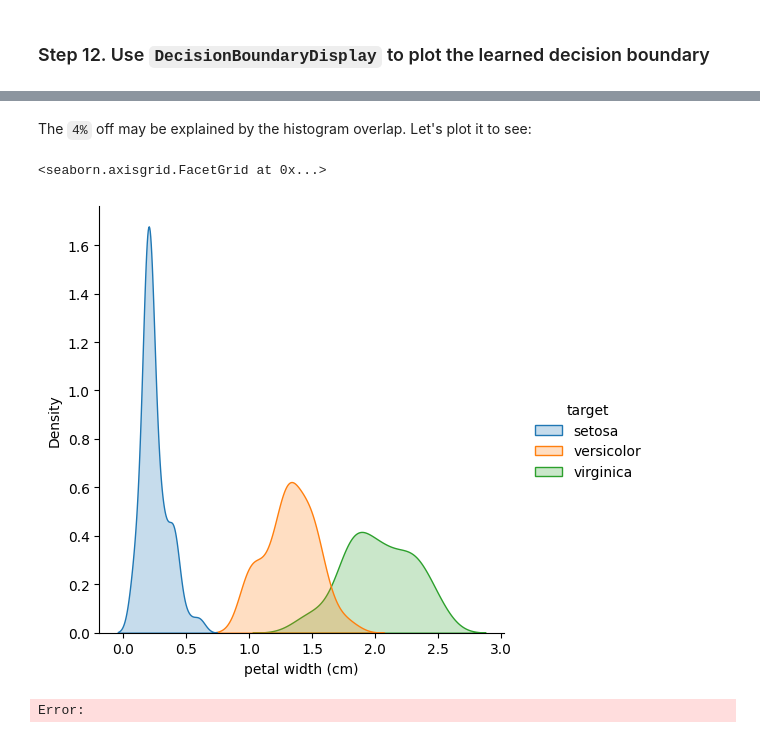
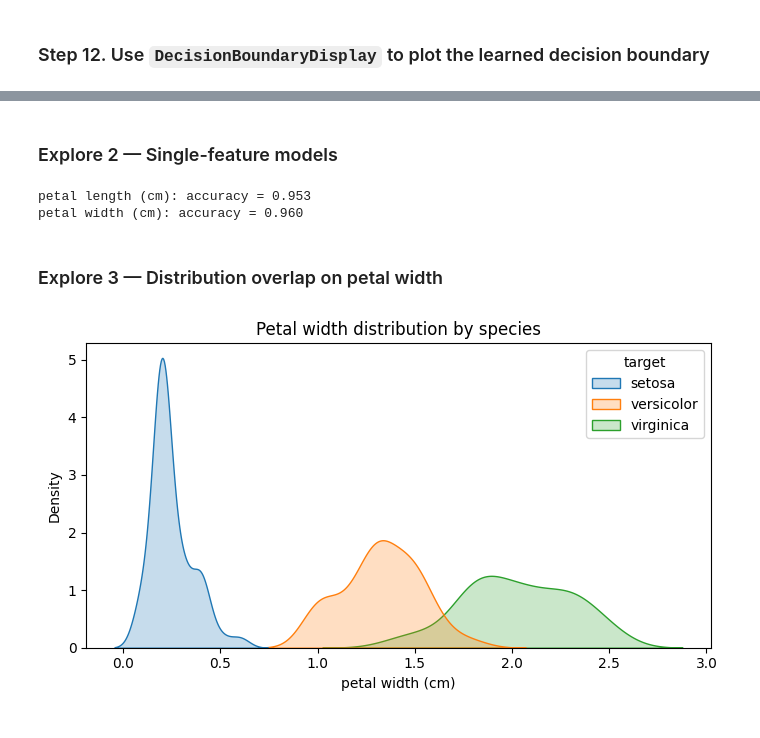
Before and after one commit to HassanAlgoz/AAI, a Jupyter notebook: courses/Machine_Learning/exercises/05/03_classification_solution.ipynb, the cells around one changed output, grey strips where cells are left out. Saved outputs shown, nothing was run; the diff lists cells and outputs as text; code cells hidden in the pictures.

```diff
--- a/courses/Machine_Learning/exercises/05/03_classification_solution.ipynb
+++ b/courses/Machine_Learning/exercises/05/03_classification_solution.ipynb
@@ -280,14 +425,29 @@ score_all
-# %% [markdown]
-The `4%` off may be explained by the histogram overlap. Let's plot it to see:
-# %%
-sns.displot(
-    data=full_df,
-    x='petal width (cm)',
-    kind='kde',
-    hue='target',
-    fill=True,
-)
-# %% [output]
-<seaborn.axisgrid.FacetGrid at 0x...>
-[figure, removed]
-Error:
+# %% [markdown]
+### Explore 2 — Single-feature models
+# %%
+for feature in ['petal length (cm)', 'petal width (cm)']:
+    lr_one = LogisticRegression(random_state=RANDOM_STATE)
+    lr_one.fit(X[[feature]], y)
+    score_one = lr_one.score(X[[feature]], y)
+    print(f'{feature}: accuracy = {score_one:.3f}')
+# %% [output]
+petal length (cm): accuracy = 0.953
+petal width (cm): accuracy = 0.960
+# %% [markdown]
+### Explore 3 — Distribution overlap on petal width
+# %%
+fig, ax = plt.subplots(figsize=(7, 4))
+
+sns.kdeplot(
+    data=full_df,
+    x='petal width (cm)',
+    hue='target',
+    fill=True,
+    common_norm=False,
+    ax=ax,
+)
+ax.set_title('Petal width distribution by species')
+fig.tight_layout()
+plt.show()
+# %% [output]
+[figure, added]
```
Also changed, not shown: parts of 59 cells of this notebook, 1 other file.
